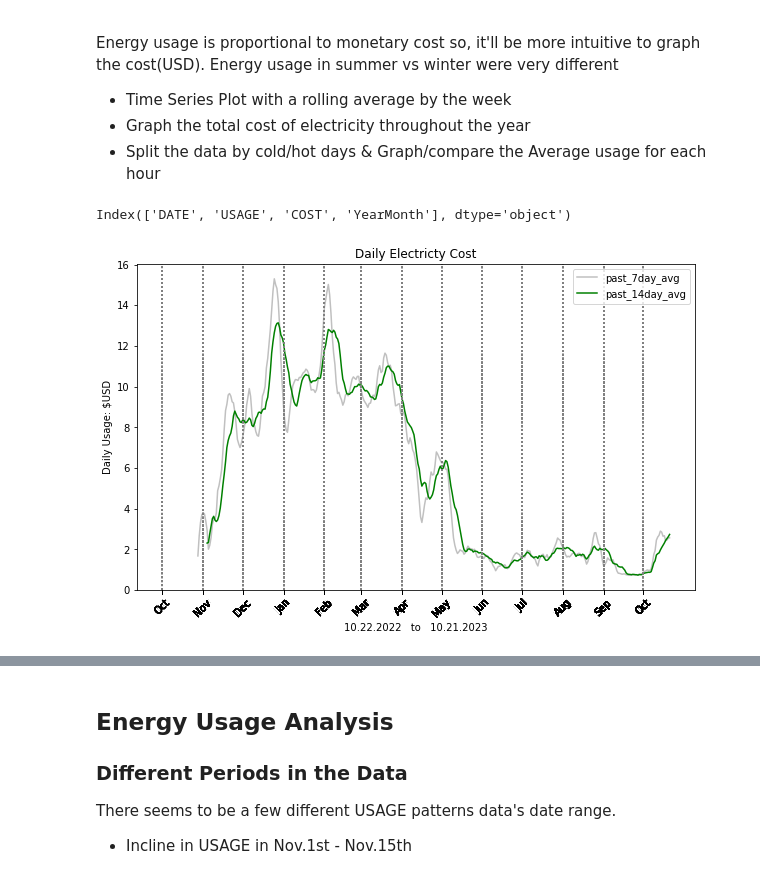
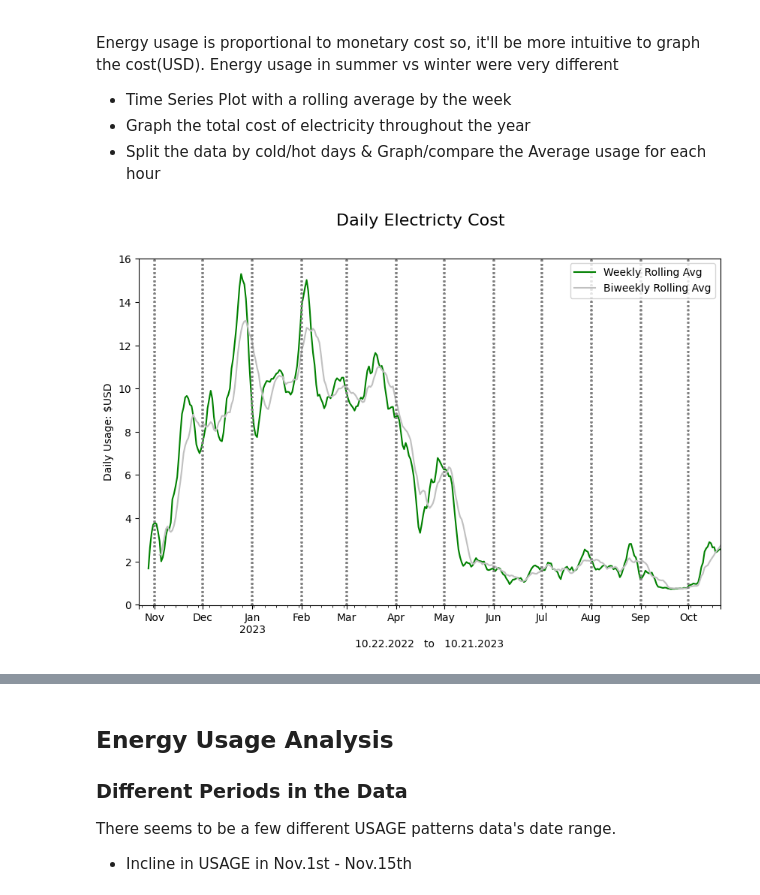
Before and after one commit to MichaelSalata/Energy_Use_Info, a Jupyter notebook: green_button_data_analysis.ipynb, the cells around one changed output, grey strips where cells are left out. Cells and saved outputs as stored; diff of their text form; code cells hidden in the pictures.

Commit message:
updated depreciated COST graphing code

```diff
--- a/green_button_data_analysis.ipynb
+++ b/green_button_data_analysis.ipynb
@@ -64,7 +76,7 @@ Index(['START_TIME', 'DATE', 'END_TIME', 'USAGE', 'COST', 'USAGE_DUR'], dtype='o
 # %%
 # convert strings stored in csv to their proper datetime objs
-energy_df['START_TIME'] = pd.to_datetime(energy_df['START_TIME'], infer_datetime_format=True)
-energy_df['END_TIME'] = pd.to_datetime(energy_df['END_TIME'], infer_datetime_format=True)
+energy_df['START_TIME'] = pd.to_datetime(energy_df['START_TIME'])
+energy_df['END_TIME'] = pd.to_datetime(energy_df['END_TIME'])
 energy_df['DATE'] =  pd.to_datetime(energy_df['DATE'], format='%Y-%m-%d')
 energy_df.head()
 # %% [output]
@@ -89,47 +101,35 @@ Energy usage in summer vs winter were very different
 * Graph the total cost of electricity throughout the year
 * Split the data by cold/hot days & Graph/compare the Average usage for each hour
 # %%
-# Create new columns for future plots
 # Group by 'DATE' and sum 'USAGE' for each date
-daily_sum = energy_df.groupby('DATE')['USAGE', 'COST'].sum().reset_index()
+daily_sum = energy_df.groupby('DATE')['COST'].sum().reset_index()
 
 # Extract year/month into a new column
 daily_sum['YearMonth'] = daily_sum['DATE'].dt.to_period('M')
-# %%
-print(daily_sum.columns)
-# %% [output]
-Index(['DATE', 'USAGE', 'COST', 'YearMonth'], dtype='object')
 # %%
-# Graph how USAGE total for every hour changes throughout the year
+# Graph how USAGE total for every day throughout the year
+fig, axes = plt.subplots(figsize=(10, 6))
+fig.suptitle('Daily Electricty Cost', fontsize=16)
 
-# Create a Time Series plot
-plt.figure(figsize=(10, 6))
-# plt.plot(daily_sum['DATE'], daily_sum['USAGE'])
-x_axis = start_date.strftime("%m.%d.%Y") + '   to   ' + end_date.strftime("%m.%d.%Y")
-plt.xlabel(x_axis)
-plt.ylabel('Daily Usage: $USD')
-plt.title('Daily Electricty Cost')
-plt.xticks(daily_sum['YearMonth'].dt.to_timestamp(), daily_sum['YearMonth'].dt.strftime('%b'), rotation=45)
+# Plot smoothed line plot with rolling average every week
+weekly_rolling_avg = daily_sum.groupby('DATE')['COST'].sum().rolling(window=7).mean()
+weekly_rolling_avg.plot(ax=axes, color='green', label='Weekly Rolling Avg')
 
-
-# Smoothed Line Plot (rolling average every week)
-smoothed = daily_sum.set_index('DATE').rolling(window=7).mean()  # Adjust window for smoothing
-plt.plot(smoothed.index, smoothed['COST'], label='past_7day_avg', color='silver')
-
-
-# Smoothed Line Plot (rolling average every 2 weeks)
-smoothed2 = daily_sum.set_index('DATE').rolling(window=14).mean()  # Adjust window for smoothing
-plt.plot(smoothed2.index, smoothed2['COST'], label='past_14day_avg', color='green')
-
+# Plot smoothed line plot with rolling average every two weeks
+biweekly_rolling_avg = daily_sum.groupby('DATE')['COST'].sum().rolling(window=14).mean()
+biweekly_rolling_avg.plot(ax=axes, color='silver', label='Biweekly Rolling Avg')
 
 # Plotting vertical lines for each month
 for date in daily_sum['YearMonth'].dt.to_timestamp():
-    plt.axvline(x=date, color='gray', linestyle=':')
+    axes.axvline(x=date, color='gray', linestyle=':')
 
-plt.legend()
+xlabel = start_date.strftime("%m.%d.%Y") + '   to   ' + end_date.strftime("%m.%d.%Y")
+axes.set_xlabel(xlabel)
+axes.set_ylabel('Daily Usage: $USD')
+axes.legend()
 plt.show()
 # %% [output]
-[figure, old version]
+[figure, new version]
 # %%
 # Graph how the USAGE Bill adds up throughout the whole year
 daily_sum['COST_Cumulative'] = daily_sum['COST'].cumsum()
```
Also changed, not shown: parts of 5 cells of this notebook.
